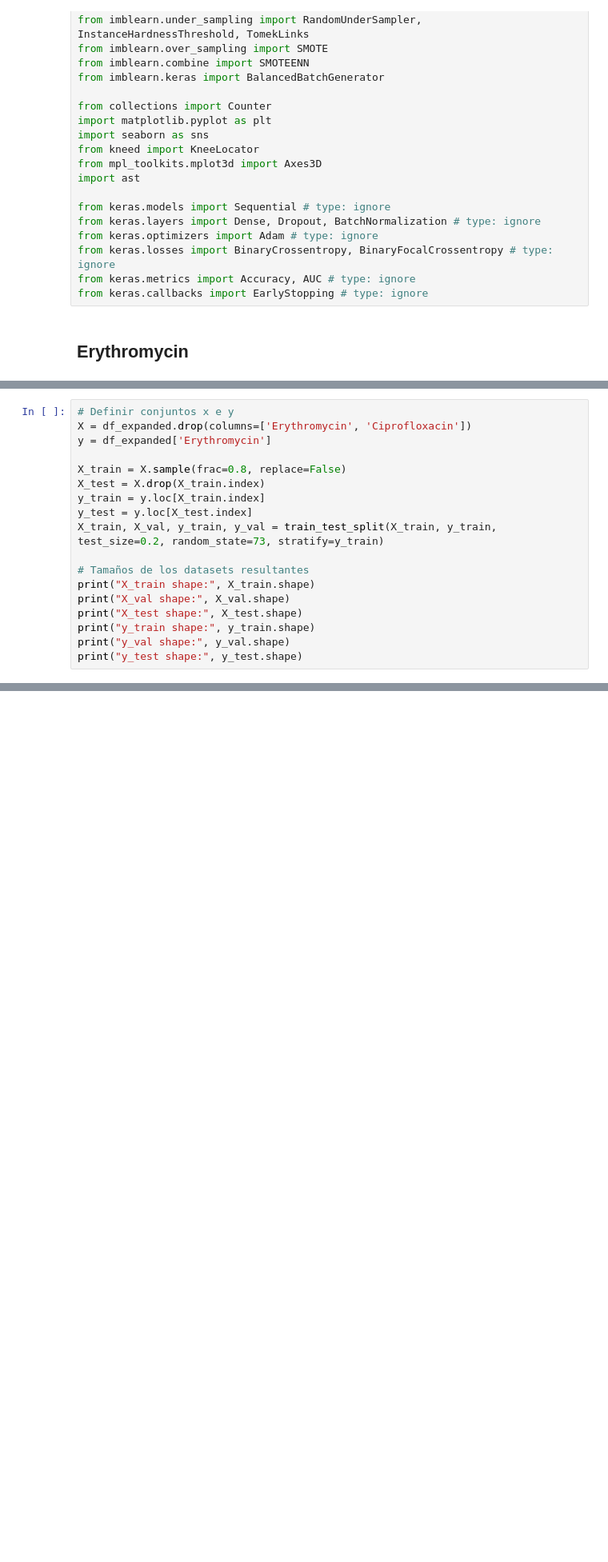
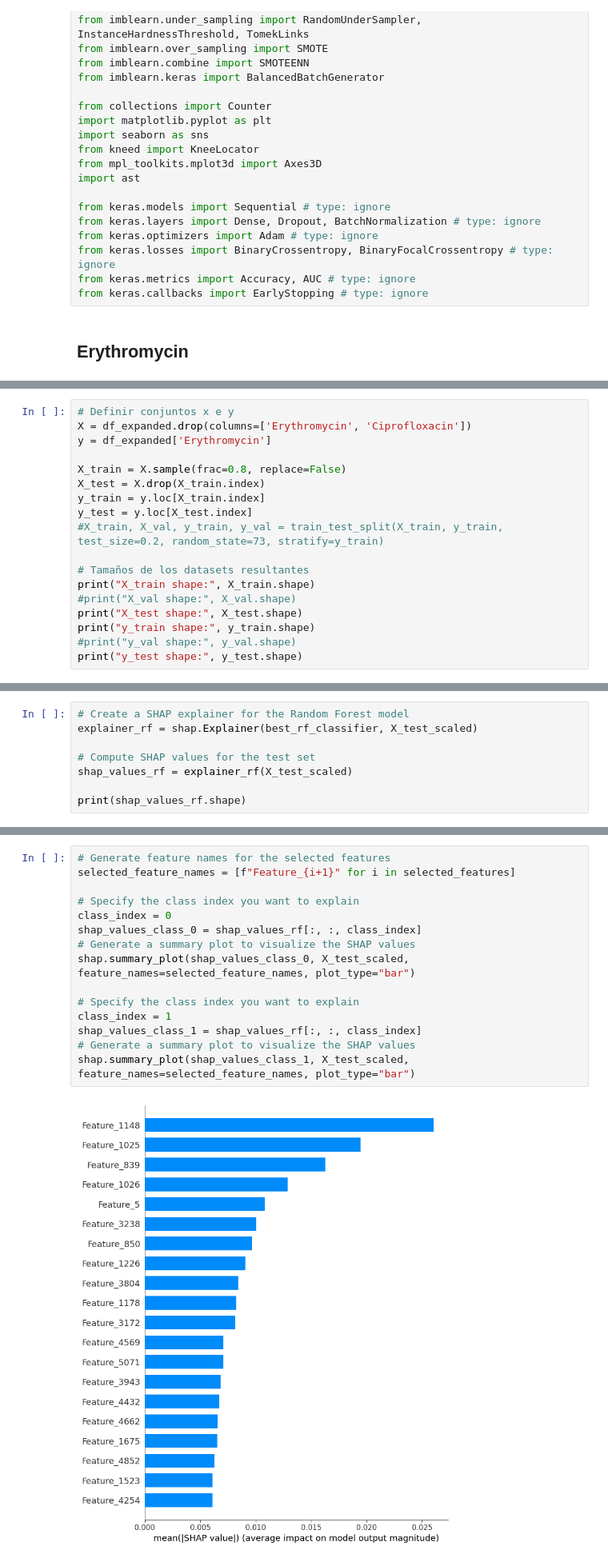
Before and after one commit to guillermo-grande/Antibiotic-Resistance-Prediction, a Jupyter notebook: guille/summary.ipynb, the cells around one changed output, grey strips where cells are left out. Shown at 80% size. Cells and saved outputs as stored; diff of their text form; blank space fills up the shorter version.

Commit message:
Explainability with RandomForest and Lasso and nearly with Keras NN

```diff
--- a/guille/summary.ipynb
+++ b/guille/summary.ipynb
@@ -63,13 +63,13 @@ X_train = X.sample(frac=0.8, replace=False)
 X_test = X.drop(X_train.index)
 y_train = y.loc[X_train.index]
 y_test = y.loc[X_test.index]
-X_train, X_val, y_train, y_val = train_test_split(X_train, y_train, test_size=0.2, random_state=73, stratify=y_train)
+#X_train, X_val, y_train, y_val = train_test_split(X_train, y_train, test_size=0.2, random_state=73, stratify=y_train)
 
 # Tamaños de los datasets resultantes
 print("X_train shape:", X_train.shape)
-print("X_val shape:", X_val.shape)
+#print("X_val shape:", X_val.shape)
 print("X_test shape:", X_test.shape)
 print("y_train shape:", y_train.shape)
-print("y_val shape:", y_val.shape)
+#print("y_val shape:", y_val.shape)
 print("y_test shape:", y_test.shape)
 # %% [output]
@@ -161,0 +335,8 @@ Balanced Accuracy: 0.503887545631252
+# %%
+# Create a SHAP explainer for the Random Forest model
+explainer_rf = shap.Explainer(best_rf_classifier, X_test_scaled)
+
+# Compute SHAP values for the test set
+shap_values_rf = explainer_rf(X_test_scaled)
+
+print(shap_values_rf.shape)
@@ -161,0 +345,17 @@ Balanced Accuracy: 0.503887545631252
+# %%
+# Generate feature names for the selected features
+selected_feature_names = [f"Feature_{i+1}" for i in selected_features]
+
+# Specify the class index you want to explain
+class_index = 0
+shap_values_class_0 = shap_values_rf[:, :, class_index]
+# Generate a summary plot to visualize the SHAP values
+shap.summary_plot(shap_values_class_0, X_test_scaled, feature_names=selected_feature_names, plot_type="bar")
+
+# Specify the class index you want to explain
+class_index = 1
+shap_values_class_1 = shap_values_rf[:, :, class_index]
+# Generate a summary plot to visualize the SHAP values
+shap.summary_plot(shap_values_class_1, X_test_scaled, feature_names=selected_feature_names, plot_type="bar")
+# %% [output]
+[figure, added]
```
Also changed, not shown: parts of 14 cells of this notebook.
